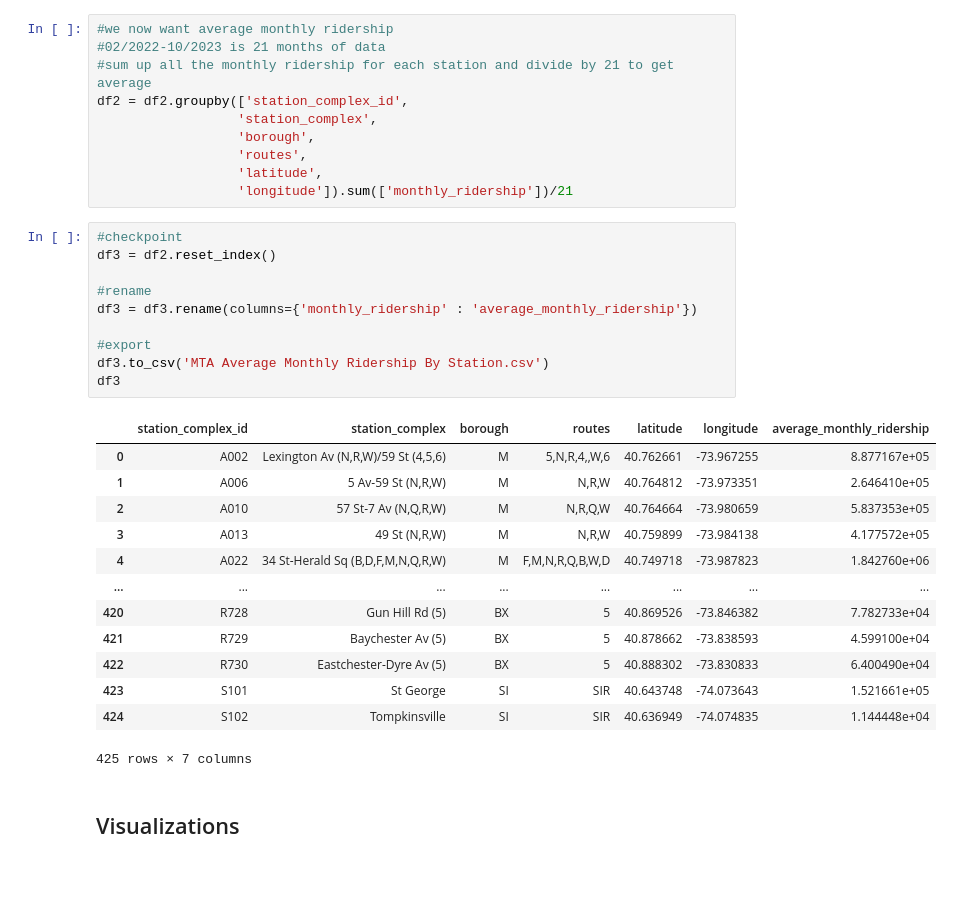
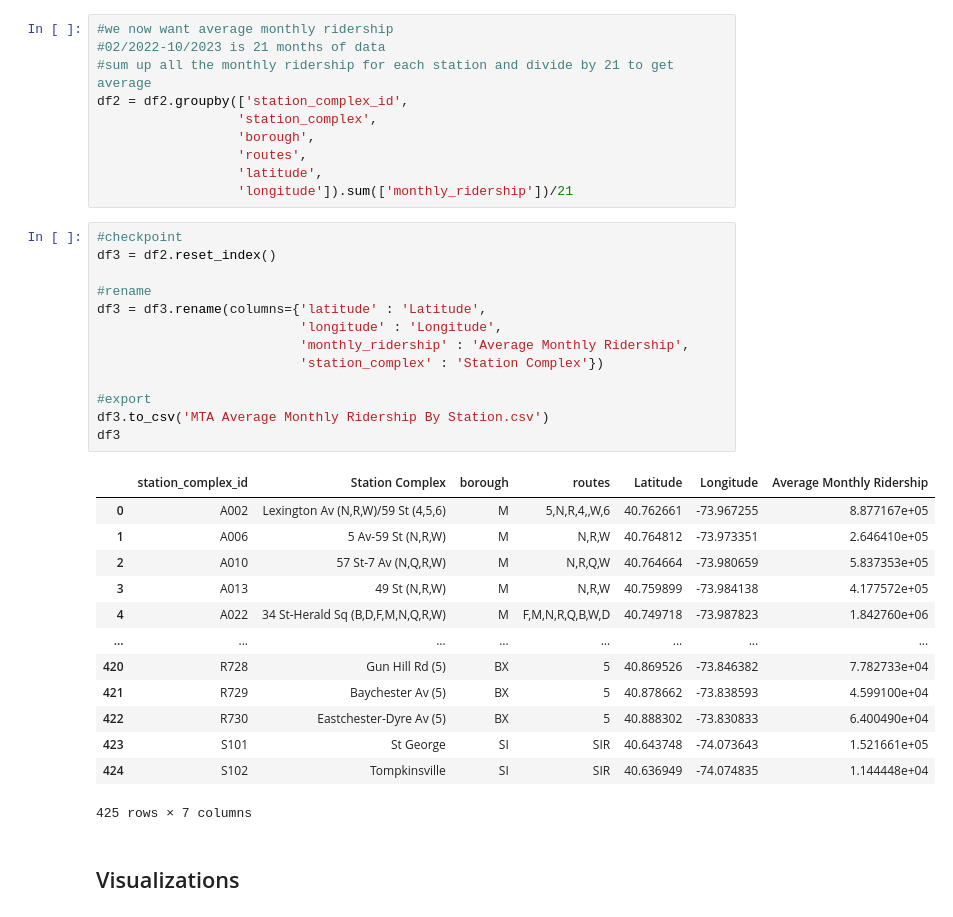
Before and after one commit to sreejeetsreenivasan/PIC16B-Project, a Jupyter notebook: MTA Ridership and Density/MTA Data Cleaning.ipynb, the cells around one changed output. Drawn from its saved outputs; the diff is of its cells as text; blank space fills up the shorter version.

```diff
--- a/MTA Ridership and Density/MTA Data Cleaning.ipynb
+++ b/MTA Ridership and Density/MTA Data Cleaning.ipynb
@@ -121,15 +121,18 @@ df2 = df2.groupby(['station_complex_id',
 # %%
 #checkpoint
 df3 = df2.reset_index()
 
 #rename
-df3 = df3.rename(columns={'monthly_ridership' : 'average_monthly_ridership'})
+df3 = df3.rename(columns={'latitude' : 'Latitude',
+                          'longitude' : 'Longitude',
+                          'monthly_ridership' : 'Average Monthly Ridership',
+                          'station_complex' : 'Station Complex'})
 
 #export
 df3.to_csv('MTA Average Monthly Ridership By Station.csv')
 df3
 # %% [output]
-|  | station_complex_id | station_complex | borough | routes | latitude | longitude | average_monthly_ridership |
+|  | station_complex_id | Station Complex | borough | routes | Latitude | Longitude | Average Monthly Ridership |
 | 0 | A002 | Lexington Av (N,R,W)/59 St (4,5,6) | M | 5,N,R,4,,W,6 | 40.762661 | -73.967255 | 8.877167e+05 |
 | 1 | A006 | 5 Av-59 St (N,R,W) | M | N,R,W | 40.764812 | -73.973351 | 2.646410e+05 |
 | 2 | A010 | 57 St-7 Av (N,Q,R,W) | M | N,R,Q,W | 40.764664 | -73.980659 | 5.837353e+05 |
```
Also changed, not shown: parts of 9 cells of this notebook, 7 other files.
